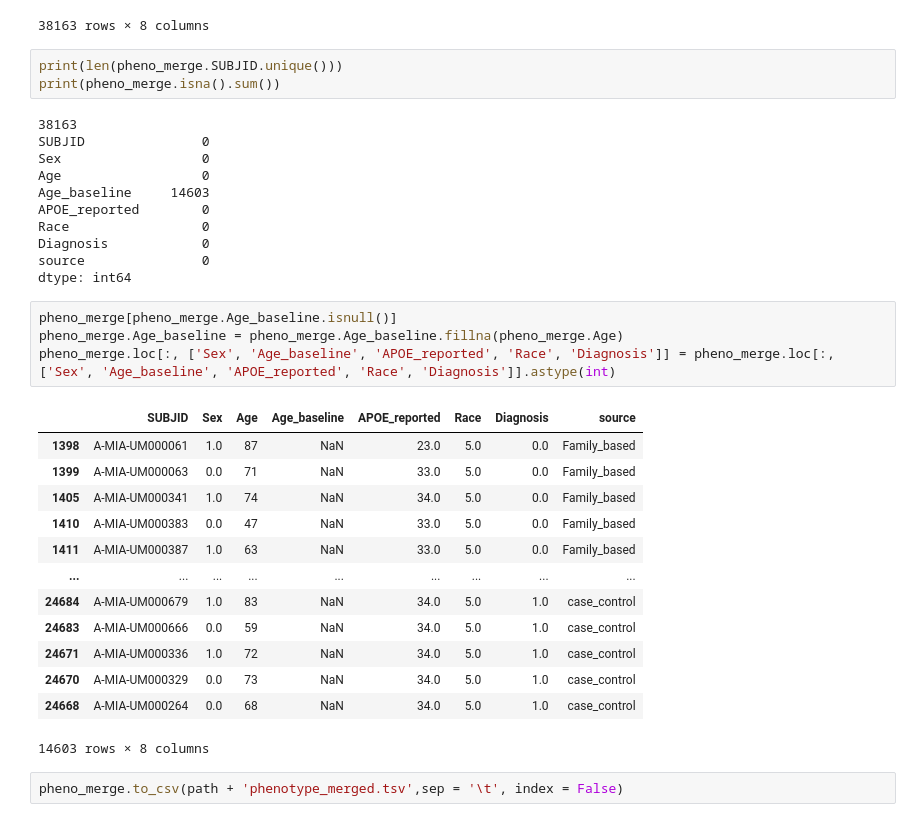
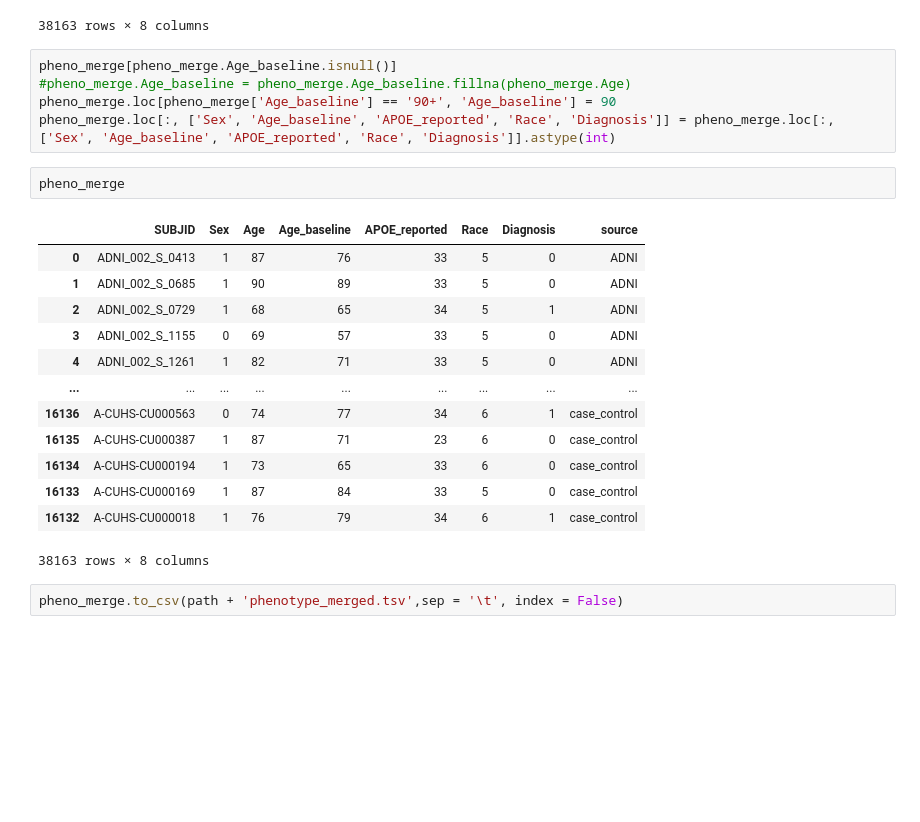
Before and after one commit to teresa-sansan/ADSP_polyfun, a Jupyter notebook: data_processing/phenotype/merge_pheno_36k.ipynb, the cells around one changed output. Drawn from its saved outputs; the diff is of its cells as text; blank space fills up the shorter version.

```diff
--- a/data_processing/phenotype/merge_pheno_36k.ipynb
+++ b/data_processing/phenotype/merge_pheno_36k.ipynb
@@ -290,38 +298,27 @@ pheno_merge
 | 16133 | A-CUHS-CU000169 | 1.0 | 87 | 84 | 33.0 | 5.0 | 0.0 | case_control |
 | 16132 | A-CUHS-CU000018 | 1.0 | 76 | 79 | 34.0 | 6.0 | 1.0 | case_control |
 38163 rows × 8 columns
-# %%
-print(len(pheno_merge.SUBJID.unique()))
-print(pheno_merge.isna().sum())
-# %% [output]
-38163
-SUBJID               0
-Sex                  0
-Age                  0
-Age_baseline     14603
-APOE_reported        0
-Race                 0
-Diagnosis            0
-source               0
-dtype: int64
 # %%
 pheno_merge[pheno_merge.Age_baseline.isnull()]
-pheno_merge.Age_baseline = pheno_merge.Age_baseline.fillna(pheno_merge.Age)
+#pheno_merge.Age_baseline = pheno_merge.Age_baseline.fillna(pheno_merge.Age)
+pheno_merge.loc[pheno_merge['Age_baseline'] == '90+', 'Age_baseline'] = 90
 pheno_merge.loc[:, ['Sex', 'Age_baseline', 'APOE_reported', 'Race', 'Diagnosis']] = pheno_merge.loc[:, ['Sex', 'Age_baseline', 'APOE_reported', 'Race', 'Diagnosis']].astype(int)
-# %% [output]
-|  | SUBJID | Sex | Age | Age_baseline | APOE_reported | Race | Diagnosis | source |
-| 1398 | A-MIA-UM000061 | 1.0 | 87 | NaN | 23.0 | 5.0 | 0.0 | Family_based |
-| 1399 | A-MIA-UM000063 | 0.0 | 71 | NaN | 33.0 | 5.0 | 0.0 | Family_based |
-| 1405 | A-MIA-UM000341 | 1.0 | 74 | NaN | 34.0 | 5.0 | 0.0 | Family_based |
-| 1410 | A-MIA-UM000383 | 0.0 | 47 | NaN | 33.0 | 5.0 | 0.0 | Family_based |
-| 1411 | A-MIA-UM000387 | 1.0 | 63 | NaN | 33.0 | 5.0 | 0.0 | Family_based |
-| ... | ... | ... | ... | ... | ... | ... | ... | ... |
-| 24684 | A-MIA-UM000679 | 1.0 | 83 | NaN | 34.0 | 5.0 | 1.0 | case_control |
-| 24683 | A-MIA-UM000666 | 0.0 | 59 | NaN | 34.0 | 5.0 | 1.0 | case_control |
-| 24671 | A-MIA-UM000336 | 1.0 | 72 | NaN | 34.0 | 5.0 | 1.0 | case_control |
-| 24670 | A-MIA-UM000329 | 0.0 | 73 | NaN | 34.0 | 5.0 | 1.0 | case_control |
-| 24668 | A-MIA-UM000264 | 0.0 | 68 | NaN | 34.0 | 5.0 | 1.0 | case_control |
-14603 rows × 8 columns
+# %%
+pheno_merge
+# %% [output]
+|  | SUBJID | Sex | Age | Age_baseline | APOE_reported | Race | Diagnosis | source |
+| 0 | ADNI_002_S_0413 | 1 | 87 | 76 | 33 | 5 | 0 | ADNI |
+| 1 | ADNI_002_S_0685 | 1 | 90 | 89 | 33 | 5 | 0 | ADNI |
+| 2 | ADNI_002_S_0729 | 1 | 68 | 65 | 34 | 5 | 1 | ADNI |
+| 3 | ADNI_002_S_1155 | 0 | 69 | 57 | 33 | 5 | 0 | ADNI |
+| 4 | ADNI_002_S_1261 | 1 | 82 | 71 | 33 | 5 | 0 | ADNI |
+| ... | ... | ... | ... | ... | ... | ... | ... | ... |
+| 16136 | A-CUHS-CU000563 | 0 | 74 | 77 | 34 | 6 | 1 | case_control |
+| 16135 | A-CUHS-CU000387 | 1 | 87 | 71 | 23 | 6 | 0 | case_control |
+| 16134 | A-CUHS-CU000194 | 1 | 73 | 65 | 33 | 6 | 0 | case_control |
+| 16133 | A-CUHS-CU000169 | 1 | 87 | 84 | 33 | 5 | 0 | case_control |
+| 16132 | A-CUHS-CU000018 | 1 | 76 | 79 | 34 | 6 | 1 | case_control |
+38163 rows × 8 columns
 # %%
 pheno_merge.to_csv(path + 'phenotype_merged.tsv',sep = '\t', index = False)
 # %%
```
Also changed, not shown: parts of 39 cells of this notebook.
